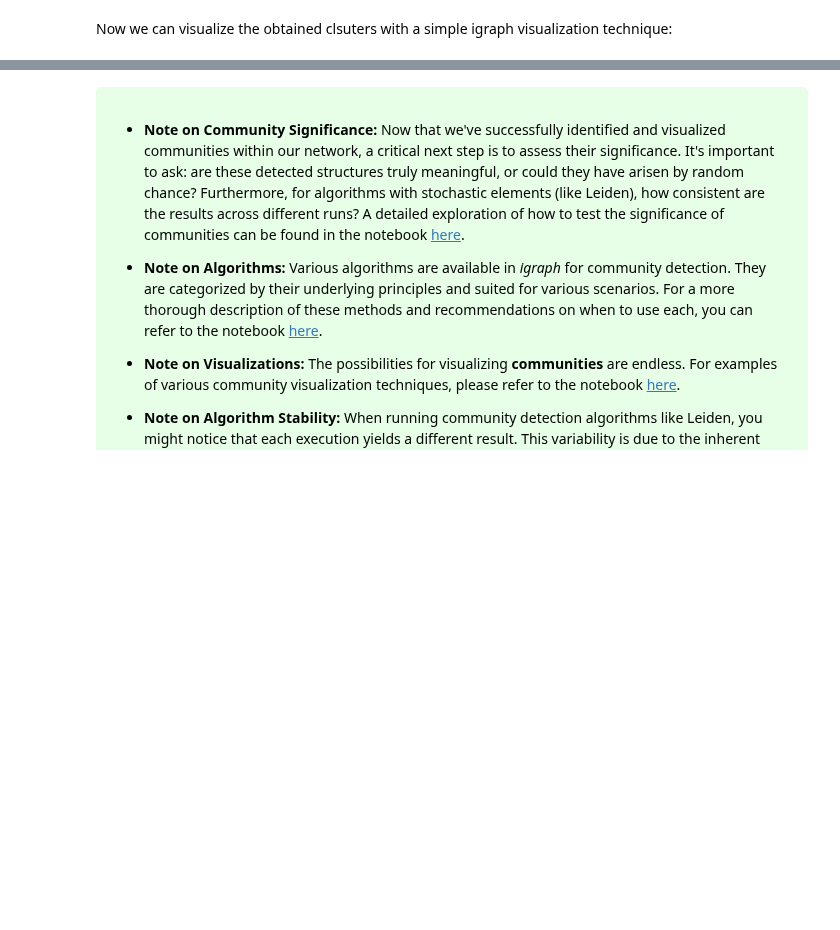
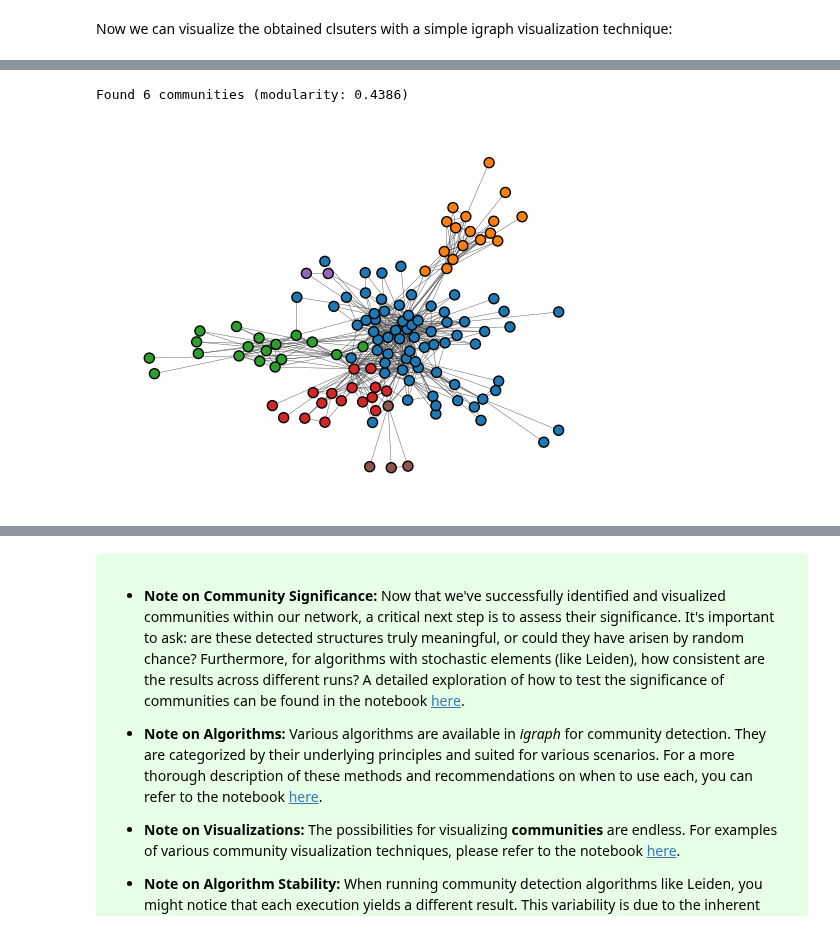
Before and after one commit to BeaMarton13/community-detection-guide-w-igraph, a Jupyter notebook: notebooks/initial_workflow.ipynb, the cells around one changed output, grey strips where cells are left out. Saved outputs shown, nothing was run; the diff lists cells and outputs as text; code cells hidden in the pictures; blank space fills up the shorter version.

```diff
--- a/notebooks/initial_workflow.ipynb
+++ b/notebooks/initial_workflow.ipynb
@@ -44,0 +57,8 @@ ig.plot(g, layout=layout, vertex_size=30, vertex_label=g.vs.indices, bbox=(600,6
+# %%
+communities = g.community_label_propagation(weights="weight")
+style['vertex_color'] = [colors_map(cluster) for cluster in communities.membership]
+ig.plot(g, **style)
+print(f"Found {len(communities)} communities (modularity: {communities.modularity:.4f})")
+# %% [output]
+Found 6 communities (modularity: 0.4386)
+[figure, added]
```
Also changed, not shown: parts of 21 cells of this notebook, 1 other file.
